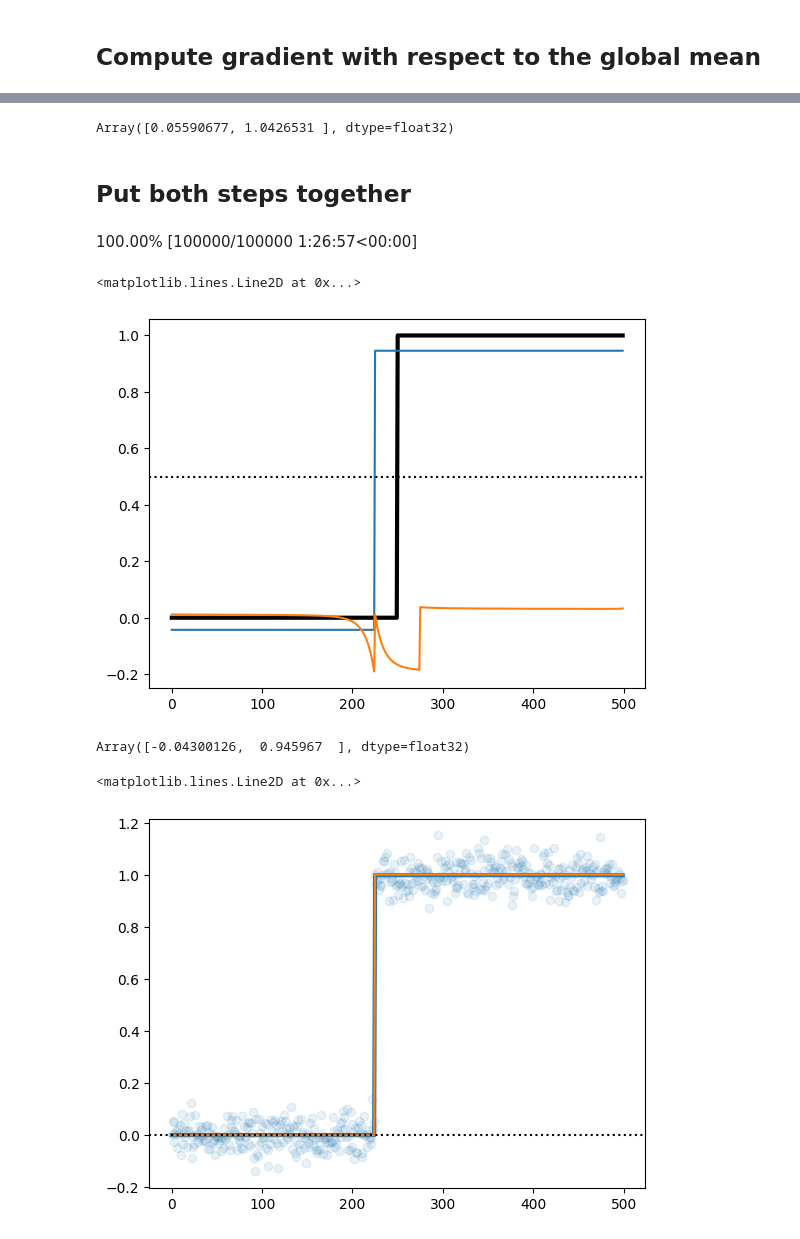
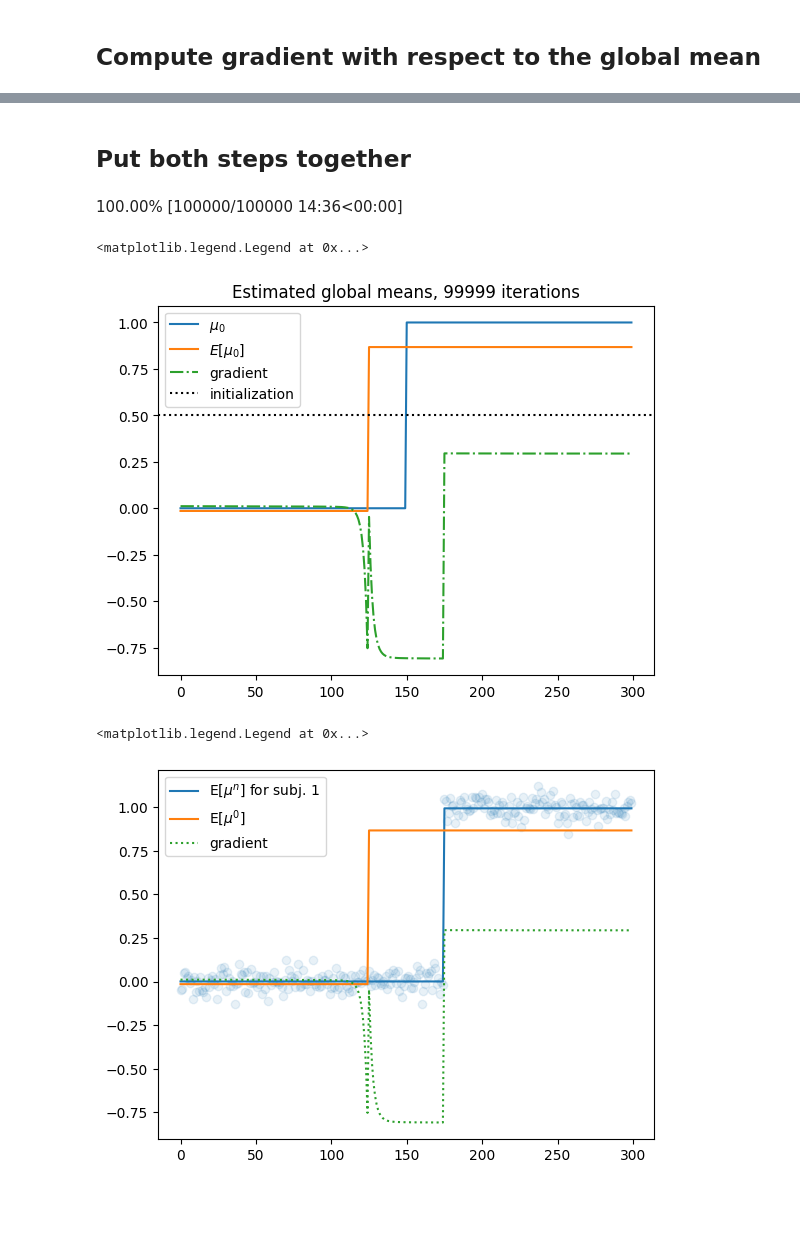
Before and after one commit to emdupre/bayes-ca, a Jupyter notebook: experiments/hierarchical_stagger_jump.ipynb, the cells around one changed output, grey strips where cells are left out. Drawn from its saved outputs; the diff is of its cells as text; code cells hidden in the pictures; blank space fills up the shorter version.

```diff
--- a/experiments/hierarchical_stagger_jump.ipynb
+++ b/experiments/hierarchical_stagger_jump.ipynb
@@ -93,10 +122,5 @@ true_subj_means.shape
 # %%
-plt.plot(true_global_means, '-k', lw=3)
-# plt.plot(subj_means.mean(axis=0))
-# plt.plot(subj_obs.mean(axis=0))
-
-for i in range(1):
-    l = plt.plot(true_subj_means[i], alpha=1)[0]
+for i in range(2):
+    l = plt.plot(true_subj_means[i], alpha=1, label=f'$\mu^n$ for subj. {i}')[0]
     plt.plot(subj_obs[i], '.', color=l.get_color(), alpha=0.2)
-# plt.xlim(0, 250)
 # %% [output]
@@ -139,0 +136,5 @@ plt.plot(subj_means[0])
+# %%
+for i in range(1, 2):
+    l = plt.plot(subj_means[i], alpha=1, label=f'E[$\mu^n]$ for subj. {i}')[0]
+    plt.plot(subj_obs[i], '.', color=l.get_color(), alpha=0.2)
+plt.legend()
@@ -164,14 +146,9 @@ def prox_update_global_mean(stepsize,
 # %%
-stepsize = 1
-global_means = jnp.ones((num_timesteps, num_features)) * 0.0
+stepsize = 0.1
+global_means = jnp.ones((num_timesteps, num_features)) * 0.5
 
 # with jax.profiler.trace("/tmp/jax-trace", create_perfetto_link=True):
 for i in progress_bar(range(100000)):
     global_means, g = prox_update_global_mean(
         stepsize, global_means, subj_means, sigmasq_subj, mu_pri, sigmasq_pri, hazard_rates)
-    # if not jnp.allclose(global_means, step_means, atol=1e-9):
-    #     global_means = step_means
-    # else:
-    #     global_means = step_means
-    #     break
 # %% [output]
@@ -188,7 +166,3 @@ Text(0.5, 1.0, 'Estimated global means, 99999 iterations')
-# %%
-jnp.unique(global_means)
-# %% [output]
-Array([0.05590677, 1.0426531 ], dtype=float32)
 # %% [markdown]
 ## Put both steps together
 # %%
@@ -214,7 +188,7 @@ def step(key,
     return global_means, subj_means, g
 # %%
 key = jr.PRNGKey(0)
-stepsize = 1.0  # FIXME
+stepsize = 0.1  # FIXME
 global_means = jnp.ones((num_timesteps, num_features)) * 0.5
 
 for itr in progress_bar(range(100000)):
@@ -231,24 +205,23 @@ for itr in progress_bar(range(100000)):
         hazard_rates
     )
 # %% [output]
-100.00% [100000/100000 1:26:57<00:00]
+100.00% [100000/100000 14:36<00:00]
 # %%
-plt.plot(true_global_means, '-k', lw=3)
-plt.plot(global_means)
-plt.plot(g)
-plt.axhline(0.5, color='k', ls=':')
+plt.plot(true_global_means, label='$\mu_0$')
+plt.plot(global_means, label='$E[\mu_0]$')
+plt.plot(g, ls='-.', label='gradient')
+plt.axhline(0.5, color='k', ls=':', label='initialization')
+plt.title(f'Estimated global means, {i} iterations')
+plt.legend()
 # %% [output]
-<matplotlib.lines.Line2D at 0x...>
+<matplotlib.legend.Legend at 0x...>
-[figure, old version]
+[figure, new version]
-# %%
-jnp.unique(global_means)
-# %% [output]
-Array([-0.04300126,  0.945967  ], dtype=float32)
 # %%
-l = plt.plot(true_subj_means[0], lw=3)[0]
-plt.plot(subj_obs[0], 'o', color=l.get_color(), alpha=0.1, lw=3)
-plt.plot(subj_means[0])
-plt.axhline(0, color='k', ls=':')
+l = plt.plot(subj_means[1], label=f'E[$\mu^n]$ for subj. 1')[0]
+plt.plot(subj_obs[1], 'o', color=l.get_color(), alpha=0.1, lw=3)
+plt.plot(global_means, label='E[$\mu^0]$')
+plt.plot(g, ':', label='gradient')
+plt.legend()
 # %% [output]
-<matplotlib.lines.Line2D at 0x...>
+<matplotlib.legend.Legend at 0x...>
-[figure, old version]
+[figure, new version]
```
Also changed, not shown: parts of 17 cells of this notebook.
